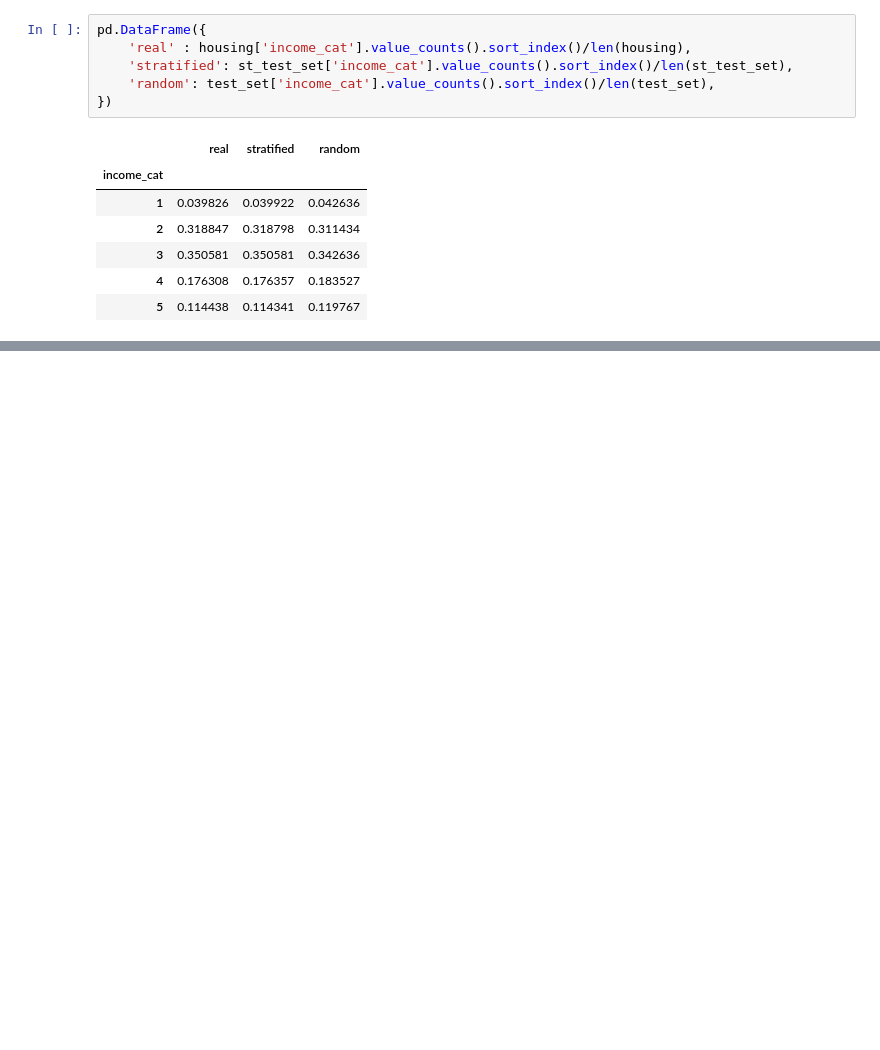
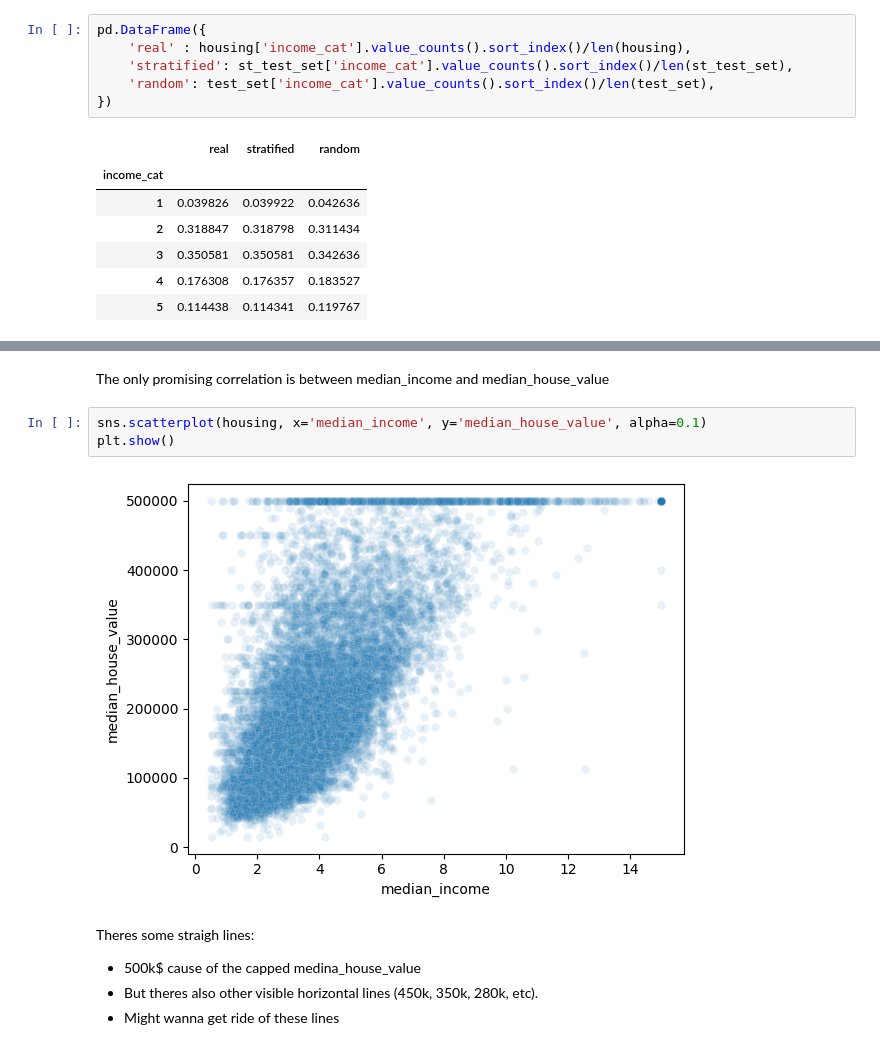
Before and after one commit to SDCaFlo/ML-HandsOn, a Jupyter notebook: Chapter 2/end-to-end.ipynb, the cells around one changed output, grey strips where cells are left out. Cells and saved outputs as stored; diff of their text form; blank space fills up the shorter version.

```diff
--- a/Chapter 2/end-to-end.ipynb
+++ b/Chapter 2/end-to-end.ipynb
@@ -179,0 +271,13 @@ pd.DataFrame({
+# %% [markdown]
+The only promising correlation is between median_income and median_house_value
+# %%
+sns.scatterplot(housing, x='median_income', y='median_house_value', alpha=0.1)
+plt.show()
+# %% [output]
+[figure, added]
+# %% [markdown]
+Theres some straigh lines:
+
+- 500k$  cause of the capped medina_house_value
+- But theres also other visible horizontal lines (450k, 350k, 280k, etc).
+- Might wanna get ride of these lines
```
Also changed, not shown: parts of 17 cells of this notebook.
